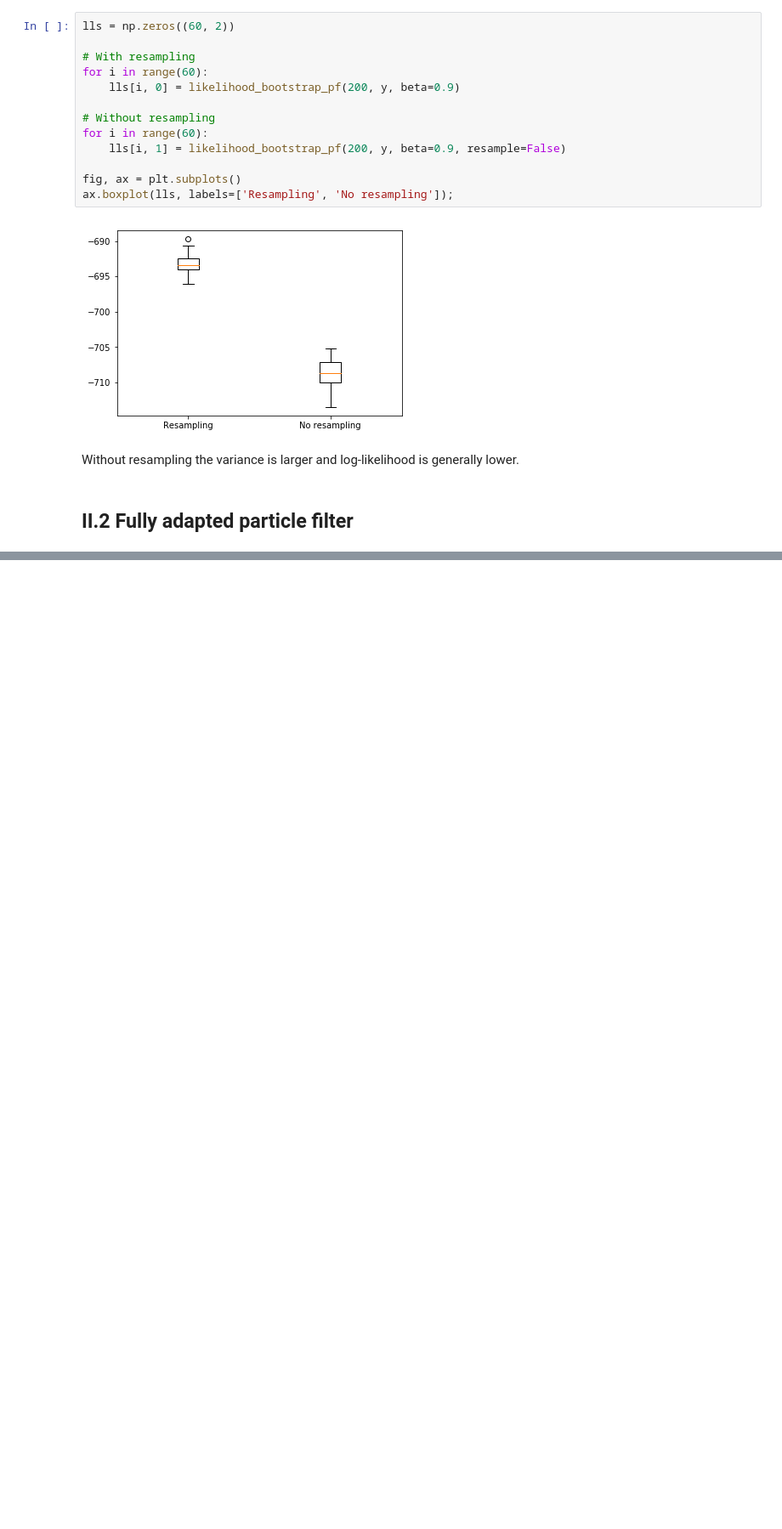
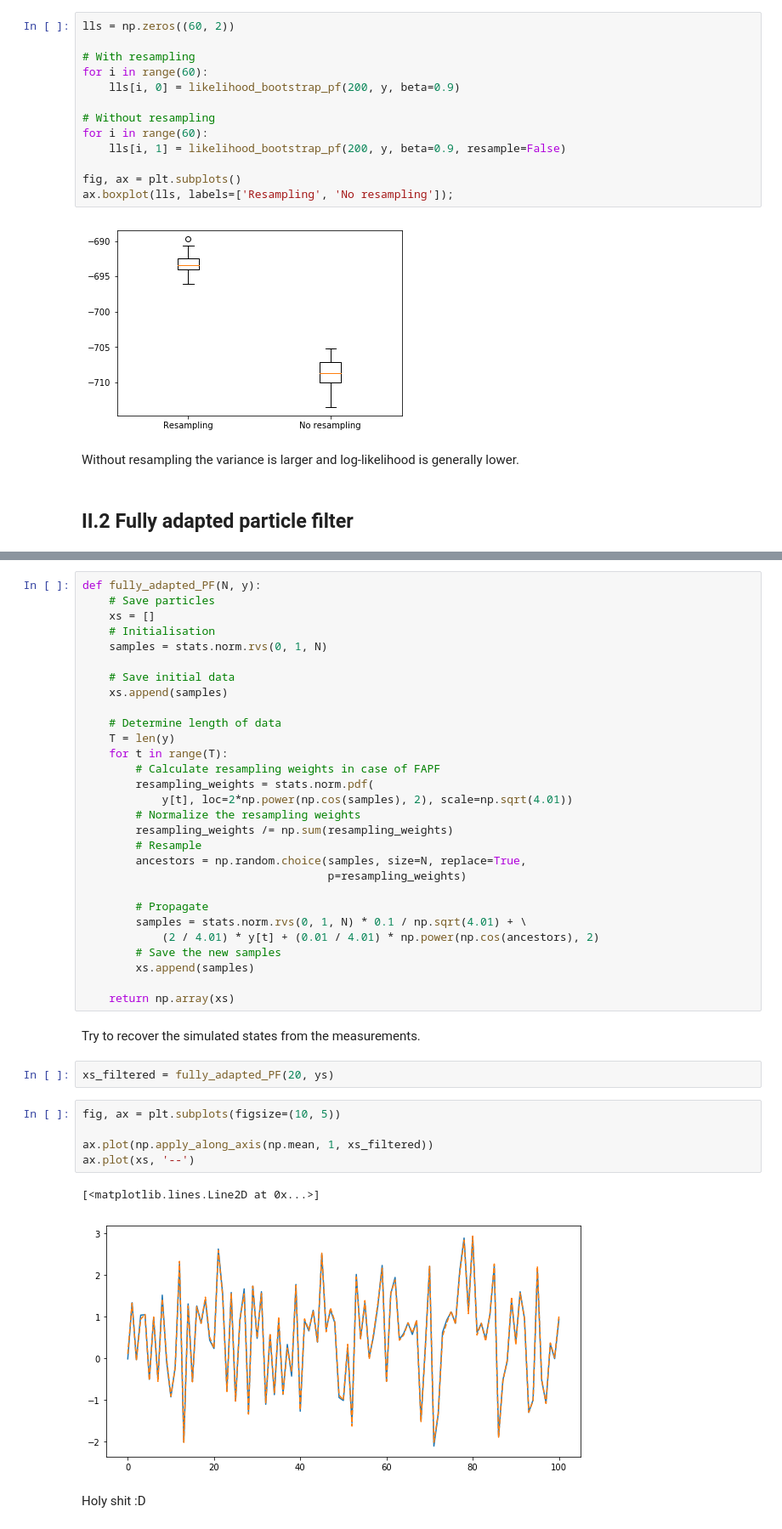
Before and after one commit to cyianor/smc2017, a Jupyter notebook: notebooks/ex2.ipynb, the cells around one changed output, grey strips where cells are left out. Shown at 85% size. Drawn from its saved outputs; the diff is of its cells as text; blank space fills up the shorter version.

```diff
--- a/notebooks/ex2.ipynb
+++ b/notebooks/ex2.ipynb
@@ -167,0 +213,43 @@ Without resampling the variance is larger and log-likelihood is generally lower.
+# %%
+def fully_adapted_PF(N, y):
+    # Save particles
+    xs = []
+    # Initialisation
+    samples = stats.norm.rvs(0, 1, N)
+
+    # Save initial data
+    xs.append(samples)
+
+    # Determine length of data
+    T = len(y)
+    for t in range(T):
+        # Calculate resampling weights in case of FAPF
+        resampling_weights = stats.norm.pdf(
+            y[t], loc=2*np.power(np.cos(samples), 2), scale=np.sqrt(4.01))
+        # Normalize the resampling weights
+        resampling_weights /= np.sum(resampling_weights)
+        # Resample
+        ancestors = np.random.choice(samples, size=N, replace=True,
+                                     p=resampling_weights)
+
+        # Propagate
+        samples = stats.norm.rvs(0, 1, N) * 0.1 / np.sqrt(4.01) + \
+            (2 / 4.01) * y[t] + (0.01 / 4.01) * np.power(np.cos(ancestors), 2)
+        # Save the new samples
+        xs.append(samples)
+
+    return np.array(xs)
+# %% [markdown]
+Try to recover the simulated states from the measurements.
+# %%
+xs_filtered = fully_adapted_PF(20, ys)
+# %%
+fig, ax = plt.subplots(figsize=(10, 5))
+
+ax.plot(np.apply_along_axis(np.mean, 1, xs_filtered))
+ax.plot(xs, '--')
+# %% [output]
+[<matplotlib.lines.Line2D at 0x...>]
+[figure, added]
+# %% [markdown]
+Holy shit :D
```
Also changed, not shown: parts of 12 cells of this notebook, 9 other files.
